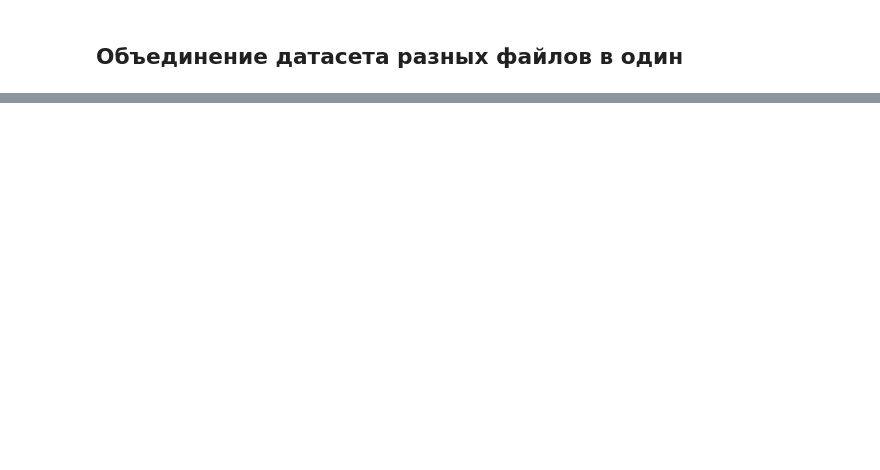
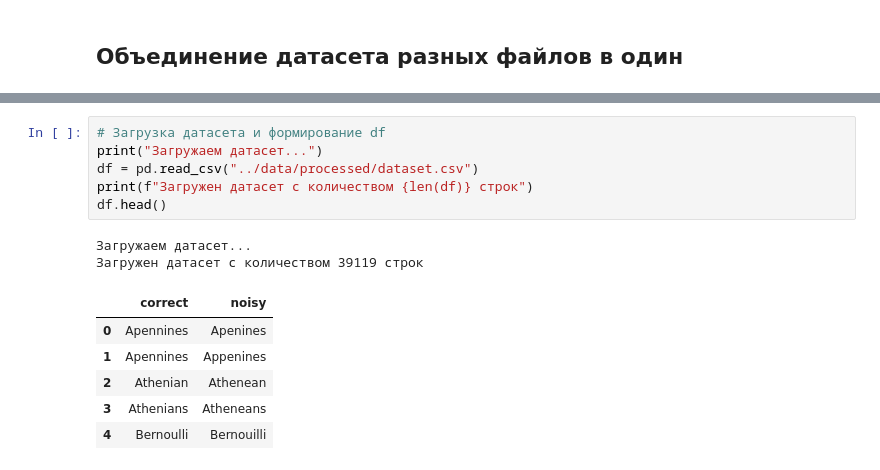
Before and after one commit to Dorkads/spellfixer-ml, a Jupyter notebook: notebooks/data-analysis.ipynb, the cells around one changed output, grey strips where cells are left out. Saved outputs shown, nothing was run; the diff lists cells and outputs as text; blank space fills up the shorter version.

```diff
--- a/notebooks/data-analysis.ipynb
+++ b/notebooks/data-analysis.ipynb
@@ -47,0 +79,15 @@ df.to_csv(output_path, index=False, encoding="utf-8")
+# %%
+# Загрузка датасета и формирование df
+print("Загружаем датасет...")
+df = pd.read_csv("../data/processed/dataset.csv")
+print(f"Загружен датасет с количеством {len(df)} строк")
+df.head()
+# %% [output]
+Загружаем датасет...
+Загружен датасет с количеством 39119 строк
+|  | correct | noisy |
+| 0 | Apennines | Apenines |
+| 1 | Apennines | Appenines |
+| 2 | Athenian | Athenean |
+| 3 | Athenians | Atheneans |
+| 4 | Bernoulli | Bernouilli |
```
Also changed, not shown: parts of 4 cells of this notebook, 1 other file.
